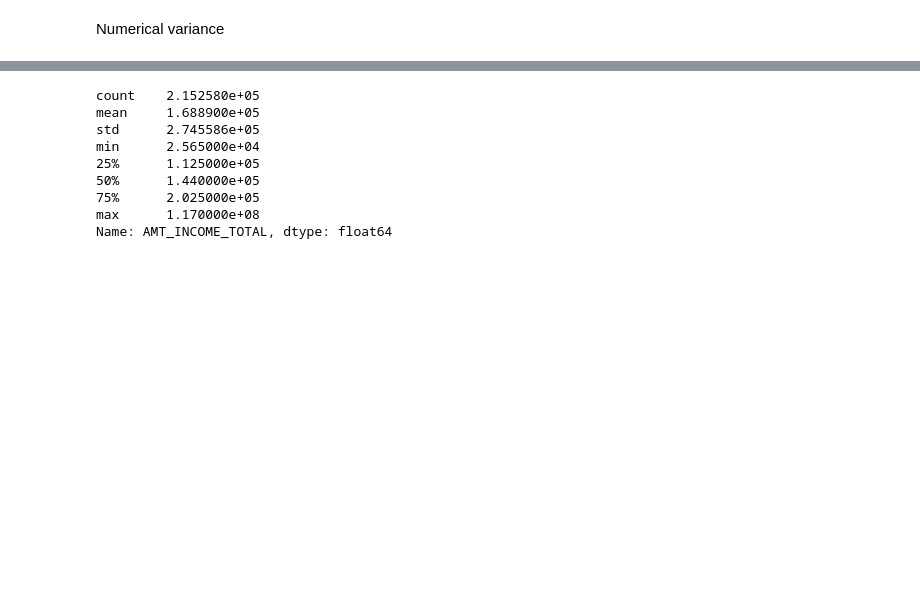
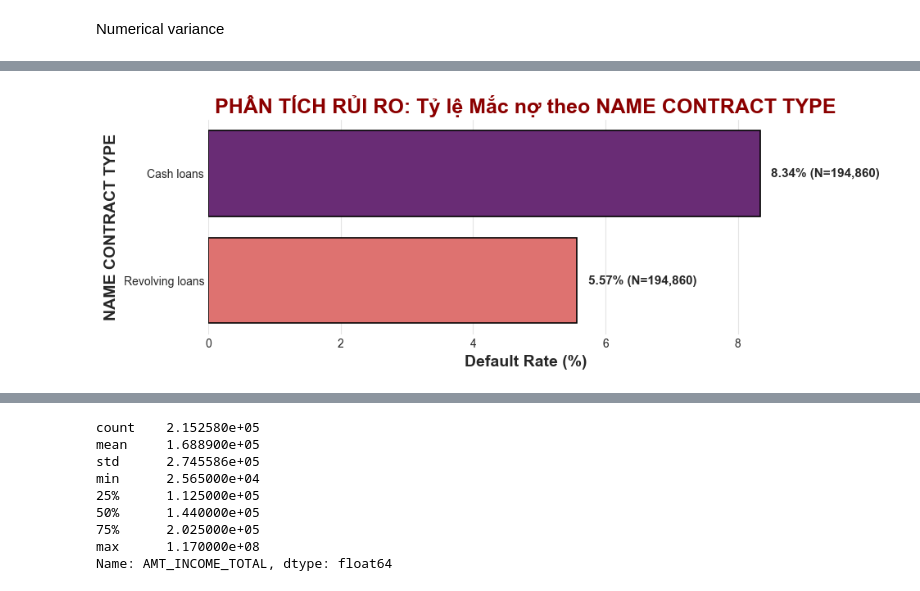
Before and after one commit to MinhGioChai/Data-Visualization, a Jupyter notebook: dataunderstandingwith10fts.ipynb, the cells around one changed output, grey strips where cells are left out. Saved outputs shown, nothing was run; the diff lists cells and outputs as text; code cells hidden in the pictures; blank space fills up the shorter version.

```diff
--- a/dataunderstandingwith10fts.ipynb
+++ b/dataunderstandingwith10fts.ipynb
@@ -209,0 +471,84 @@ Passing `palette` without assigning `hue` is deprecated and will be removed in v
+# %%
+
+
+# --- KHỞI TẠO BIẾN CẦN VẼ (ĐẢM BẢO CÁC CỘT NÀY TỒN TẠI TRONG df_prep CỦA BẠN) ---
+categorical_cols = [
+    'NAME_CONTRACT_TYPE',
+    'NAME_TYPE_SUITE',
+    'WEEKDAY_APPR_PROCESS_START'
+]
+
+# --- HÀM TÍNH TOÁN VÀ VẼ BIỂU ĐỒ DEFAULT RATE CHUẨN ---
+
+def plot_default_rate_individual(df: pd.DataFrame, col: str, title_color: str = 'darkred'):
+    """
+    Tính toán và vẽ biểu đồ Default Rate (%) cho từng danh mục của một biến.
+
+    Công thức: Default Rate = (Số khách hàng default / Tổng số khách hàng trong nhóm) * 100
+    """
+
+    # 1. TÍNH TOÁN DEFAULT RATE
+    # df.groupby(col)['TARGET'].mean() tính toán tỷ lệ Default Rate chính xác
+    default_rate = df.groupby(col)['TARGET'].mean().reset_index()
+    default_rate['Default_Rate_Percent'] = default_rate['TARGET'] * 100
+
+    # Lấy thêm cột Count (Tổng số khách hàng)
+    total_count = df.groupby(col)['TARGET'].count().reset_index().rename(columns={'TARGET': 'Total_Count'})
+    default_rate = pd.merge(default_rate, total_count, on=col)
+
+    # Sắp xếp theo tỷ lệ Default giảm dần
+    default_rate = default_rate.sort_values(by='Default_Rate_Percent', ascending=False)
+
+    # --- 2. VẼ BIỂU ĐỒ BAR ---
+
+    sns.set_style("whitegrid")
+    # Điều chỉnh kích thước hình dựa trên số lượng danh mục để tránh quá nhỏ
+    plt.figure(figsize=(10, default_rate.shape[0] * 0.7 + 2))
+
+    bars = sns.barplot(
+        x='Default_Rate_Percent',
+        y=col,
+        data=default_rate,
+        palette='magma', # Bảng màu phân biệt
+        edgecolor='black',
+        linewidth=1.2
+    )
+
+    # Thêm Annotation (Tỷ lệ Default % và Số lượng N)
+    max_rate = default_rate['Default_Rate_Percent'].max()
+    for p in bars.patches:
+        rate = p.get_width()
+
+        # Lấy count tương ứng: Tìm Total_Count của danh mục đó
+        # (p.get_y() cho vị trí của thanh, cần ánh xạ lại về index của DataFrame đã sắp xếp)
+        category_name = default_rate[col].iloc[int(p.get_y())]
+        count_val = default_rate.loc[default_rate[col] == category_name, 'Total_Count'].iloc[0]
+
+        # Chuỗi hiển thị: "XX.XX% (N=YYY)"
+        annotation_text = f'{rate:.2f}% (N={count_val:,})'
+
+        x = rate + max_rate * 0.02
+        y = p.get_y() + p.get_height()/2
+        bars.text(x, y, annotation_text, va='center', ha='left', fontsize=11, fontweight='bold')
+
+    # Định dạng biểu đồ
+    plt.title(f'PHÂN TÍCH RỦI RO: Tỷ lệ Mắc nợ theo {col.replace("_", " ")}',
+              fontsize=18, fontweight='bold', color=title_color)
+    plt.xlabel('Default Rate (%)', fontsize=14, fontweight='bold')
+    plt.ylabel(col.replace("_", " "), fontsize=14, fontweight='bold')
+    plt.xlim(0, max_rate * 1.15)
+    plt.grid(True, axis='x', alpha=0.5)
+
+    plt.show()
+
+# --- 3. GỌI HÀM VẼ TỪNG BIẾN RIÊNG LẺ SỬ DỤNG df_prep ĐÃ CÓ ---
+
+# Ví dụ:
+# df_prep = pd.read_csv('du_lieu_cua_ban.csv') # Nếu bạn tải từ file
+
+# GỌI HÀM: Chạy từng dòng dưới đây để vẽ từng biểu đồ
+plot_default_rate_individual(df_prep, 'NAME_CONTRACT_TYPE', title_color='darkred')
+plot_default_rate_individual(df_prep, 'NAME_TYPE_SUITE', title_color='darkgreen')
+plot_default_rate_individual(df_prep, 'WEEKDAY_APPR_PROCESS_START', title_color='darkblue')
+# %% [output]
+[figure, added]
```
Also changed, not shown: parts of 29 cells of this notebook, 9 other files.
